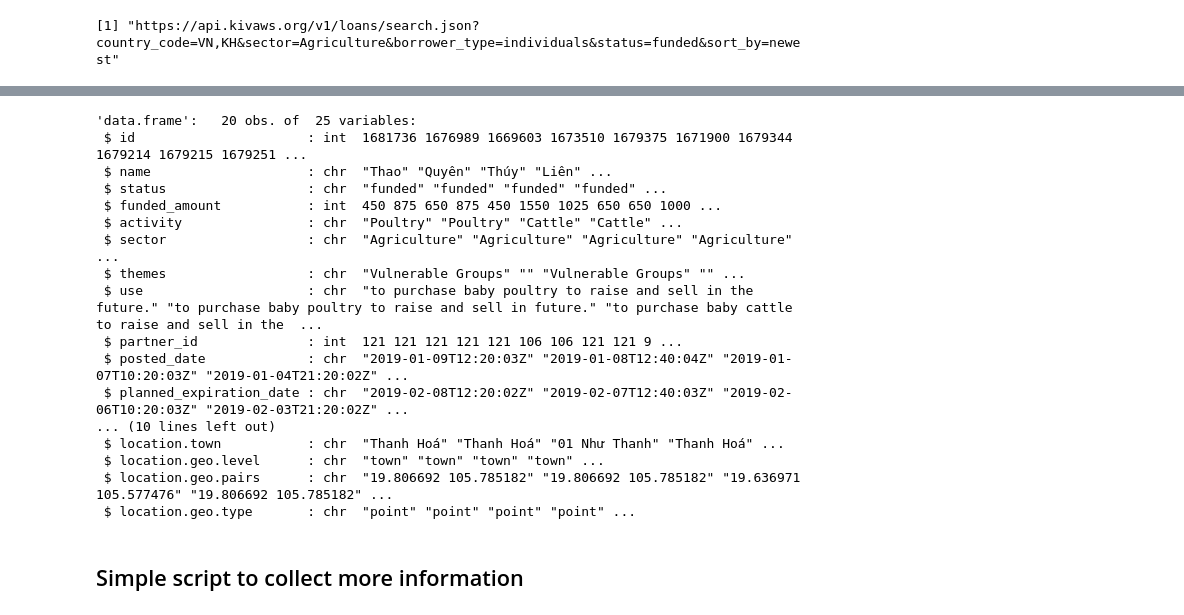
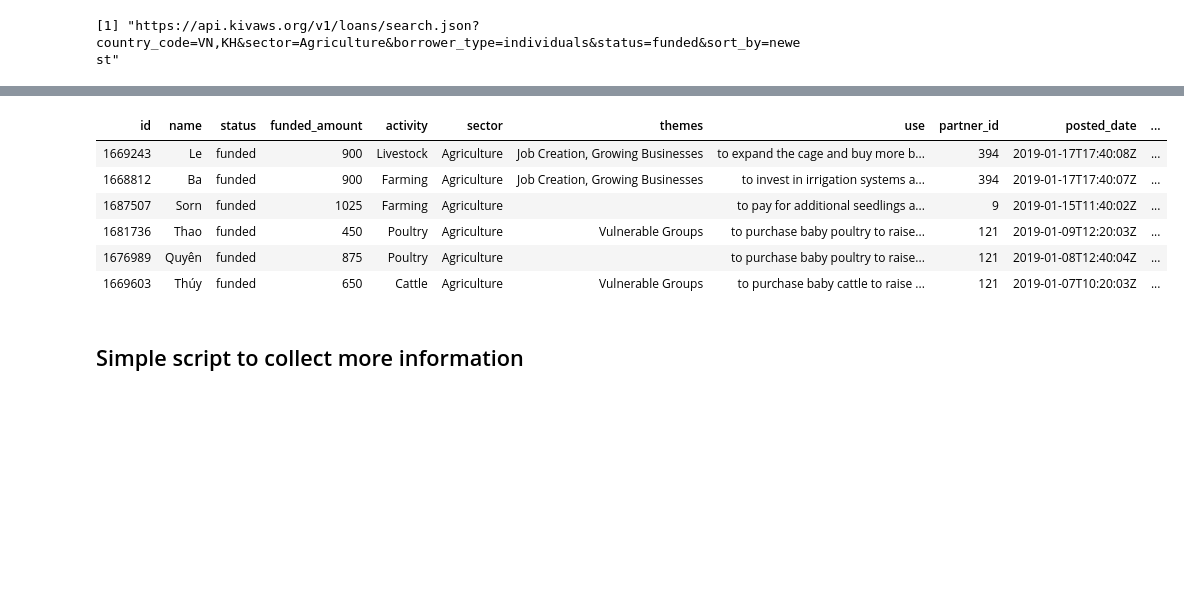
Before and after one commit to AStrittmatter/CDA, a Jupyter notebook: Webscraping/Scripts/rest-kiva.ipynb, the cells around one changed output, grey strips where cells are left out. Saved outputs shown, nothing was run; the diff lists cells and outputs as text; code cells hidden in the pictures; blank space fills up the shorter version.

```diff
--- a/Webscraping/Scripts/rest-kiva.ipynb
+++ b/Webscraping/Scripts/rest-kiva.ipynb
@@ -295,27 +285,17 @@ dim(data)
 # %%
 ## Nested elements need to be flattened
 data$tags <- sapply(data$tags, function(x) paste(unlist(x), collapse = ", "))
 data$themes <- sapply(data$themes, function(x) paste(unlist(x), collapse = ", "))
 data$description.languages <- sapply(data$description.languages, function(x) paste(unlist(x), collapse = ", "))
-str(data)
+head(data)
 # %% [output]
-'data.frame':   20 obs. of  25 variables:
- $ id                      : int  1681736 1676989 1669603 1673510 1679375 1671900 1679344 1679214 1679215 1679251 ...
- $ name                    : chr  "Thao" "Quyên" "Thúy" "Liên" ...
- $ status                  : chr  "funded" "funded" "funded" "funded" ...
- $ funded_amount           : int  450 875 650 875 450 1550 1025 650 650 1000 ...
- $ activity                : chr  "Poultry" "Poultry" "Cattle" "Cattle" ...
- $ sector                  : chr  "Agriculture" "Agriculture" "Agriculture" "Agriculture" ...
- $ themes                  : chr  "Vulnerable Groups" "" "Vulnerable Groups" "" ...
- $ use                     : chr  "to purchase baby poultry to raise and sell in the future." "to purchase baby poultry to raise and sell in future." "to purchase baby cattle to raise and sell in the  ...
- $ partner_id              : int  121 121 121 121 121 106 106 121 121 9 ...
- $ posted_date             : chr  "2019-01-09T12:20:03Z" "2019-01-08T12:40:04Z" "2019-01-07T10:20:03Z" "2019-01-04T21:20:02Z" ...
- $ planned_expiration_date : chr  "2019-02-08T12:20:02Z" "2019-02-07T12:40:03Z" "2019-02-06T10:20:03Z" "2019-02-03T21:20:02Z" ...
-... (10 lines left out)
- $ location.town           : chr  "Thanh Hoá" "Thanh Hoá" "01 Như Thanh" "Thanh Hoá" ...
- $ location.geo.level      : chr  "town" "town" "town" "town" ...
- $ location.geo.pairs      : chr  "19.806692 105.785182" "19.806692 105.785182" "19.636971 105.577476" "19.806692 105.785182" ...
- $ location.geo.type       : chr  "point" "point" "point" "point" ...
+| id | name | status | funded_amount | activity | sector | themes | use | partner_id | posted_date | ... |
+| 1669243 | Le | funded | 900 | Livestock | Agriculture | Job Creation, Growing Businesses | to expand the cage and buy more b... | 394 | 2019-01-17T17:40:08Z | ... |
+| 1668812 | Ba | funded | 900 | Farming | Agriculture | Job Creation, Growing Businesses | to invest in irrigation systems a... | 394 | 2019-01-17T17:40:07Z | ... |
+| 1687507 | Sorn | funded | 1025 | Farming | Agriculture |  | to pay for additional seedlings a... | 9 | 2019-01-15T11:40:02Z | ... |
+| 1681736 | Thao | funded | 450 | Poultry | Agriculture | Vulnerable Groups | to purchase baby poultry to raise... | 121 | 2019-01-09T12:20:03Z | ... |
+| 1676989 | Quyên | funded | 875 | Poultry | Agriculture |  | to purchase baby poultry to raise... | 121 | 2019-01-08T12:40:04Z | ... |
+| 1669603 | Thúy | funded | 650 | Cattle | Agriculture | Vulnerable Groups | to purchase baby cattle to raise ... | 121 | 2019-01-07T10:20:03Z | ... |
 # %% [markdown]
 ## Simple script to collect more information
 # %% [markdown]
```
Also changed, not shown: parts of 8 cells of this notebook, 11 other files.
